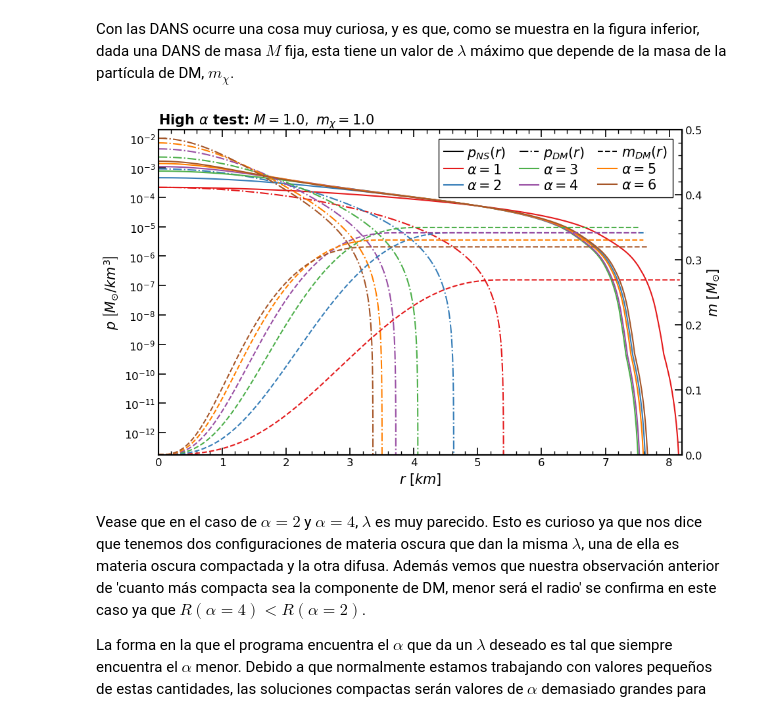
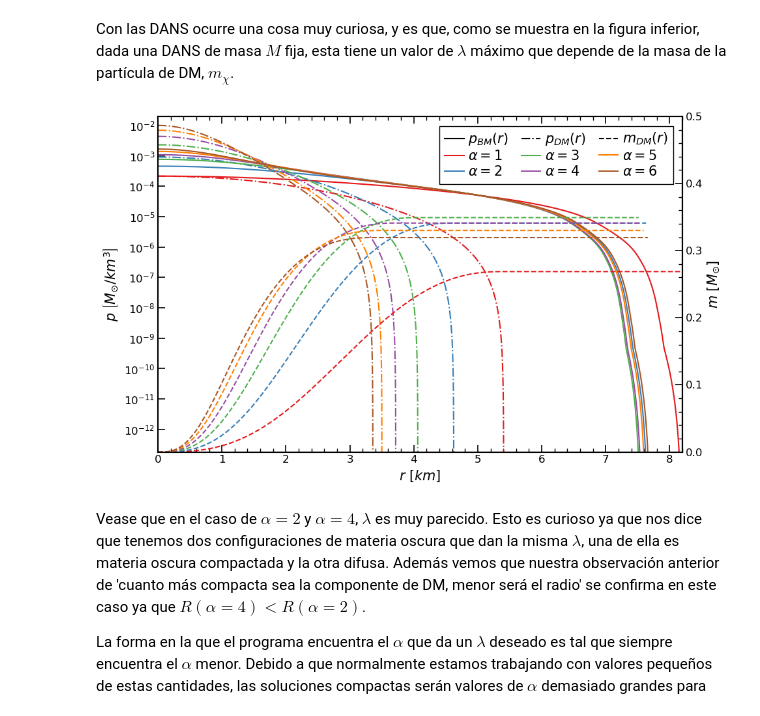
Before and after one commit to Diego-gt-phys/TFG, a Jupyter notebook: DANTE_Figures.ipynb, the cells around one changed output. Cells and saved outputs as stored; diff of their text form; code cells hidden in the pictures.

```diff
--- a/DANTE_Figures.ipynb
+++ b/DANTE_Figures.ipynb
@@ -1787,7 +1787,7 @@ for dm_m in dm_m_list:
     df = pd.read_csv(f'data\{s_type}_{d_type}_{eos_c}_{dm_m}_{p1_c}_{p1_v}_{p2_c}_{p2_v}.csv')
     data[f'{dm_m}'] = df
 
-fig, ax = plt.subplots(figsize=(9.71, 6))
+fig, ax = plt.subplots(figsize=(12, 6))
 colors = sns.color_palette("Set1", 10)
 c=0
 
@@ -1856,18 +1856,18 @@ dm_m = 1.0
 p1_c = 'M'
 p1_v = 1.0
 p2_c = 'a'
-p2_v_list = [1,2,3,4,5,6]
+p2_v_list = [1.0,2.0,3.0,4.0,5.0,6.0]
 data = {}
 
 for p2_v in p2_v_list:
     df = pd.read_csv(f'data\{s_type}_{d_type}_{eos_c}_{dm_m}_{p1_c}_{p1_v}_{p2_c}_{p2_v}.csv')
     data[f'{p2_v}'] = df
 
-fig, ax1 = plt.subplots(figsize=(9.71, 6))
+fig, ax1 = plt.subplots(figsize=(9.8, 6))
 colors = sns.color_palette("Set1", 10)
 c=0
 
-plt.title(rf'High $\alpha$ test: $M={p1_v},$ $m_{{\chi}} = {dm_m}$', fontsize=15, loc='left', fontweight='bold')
+#plt.title(rf'High $\alpha$ test: $M={p1_v},$ $m_{{\chi}} = {dm_m}$', fontsize=15, loc='left', fontweight='bold')
 ax1.set_xlabel(r'$r$ $\left[km\right]$', fontsize=15, loc='center')
 ax1.set_ylabel(r'$p$ $\left[ M_{\odot} / km^3 \right]$', fontsize=15, loc='center', color='k')
 ax1.tick_params(axis='y', colors='k')
@@ -1902,35 +1902,35 @@ for ax in [ax1, ax2]:
     ax.spines['right'].set_color('k')
     ax.spines['bottom'].set_color('k')
     ax.spines['left'].set_color('k')
 
 ax1.set_xlim(0, 8.2)
 ax1.set_ylim(1.8e-13, 2e-2)
 ax2.set_ylim(0, 0.5)
 
 ax1.set_xticks(np.arange(0, 8.2, 1))
 ax1.set_yticks(np.geomspace(1e-12, 1e-2, 11))
 ax2.set_yticks(np.arange(0, 0.51, 0.1))
 
 handles_list = [
-    mlines.Line2D([], [], color='k', linestyle='-', label=r"$p_{NS}(r)$"),
+    mlines.Line2D([], [], color='k', linestyle='-', label=r"$p_{BM}(r)$"),
     mlines.Line2D([], [], color=colors[0], linestyle='-', label=r"$\alpha = 1$"),
     mlines.Line2D([], [], color=colors[1], linestyle='-', label=r"$\alpha = 2$"),
     mlines.Line2D([], [], color='k', linestyle='-.', label=r"$p_{DM}(r)$"),
     mlines.Line2D([], [], color=colors[2], linestyle='-', label=r"$\alpha = 3$"),
     mlines.Line2D([], [], color=colors[3], linestyle='-', label=r"$\alpha = 4$"),
     mlines.Line2D([], [], color='k', linestyle='--', label=r"$m_{DM}(r)$"),
     mlines.Line2D([], [], color=colors[4], linestyle='-', label=r"$\alpha = 5$"),
     mlines.Line2D([], [], color=colors[6], linestyle='-', label=r"$\alpha = 6$")]
 
 plt.legend(handles=handles_list, loc = "upper right", bbox_to_anchor=(0.995, 0.992), fontsize=15, frameon=True,
            fancybox=False, ncol = 3, edgecolor="black", framealpha=1, labelspacing=0.2, handletextpad=0.3, handlelength=1.4, columnspacing=1)
 
 plt.tight_layout()
 plt.savefig(f"figures\High_a_test_{eos_c}_{p1_v}_{dm_m}.pdf", format="pdf", bbox_inches="tight")
 
 plt.show()
 # %% [output]
-[figure, old version]
+[figure, new version]
 # %% [markdown]
 Vease que en el caso de $\alpha=2$ y $\alpha=4$, $\lambda$ es muy parecido. Esto es curioso ya que nos dice que tenemos dos configuraciones de materia oscura que dan la misma $\lambda$, una de ella es materia oscura compactada y la otra difusa. Además vemos que nuestra observación anterior de 'cuanto más compacta sea la componente de DM, menor será el radio' se confirma en este caso ya que $R(\alpha = 4) < R(\alpha = 2)$.
 
```
Also changed, not shown: parts of 4 cells of this notebook, 13 other files.
